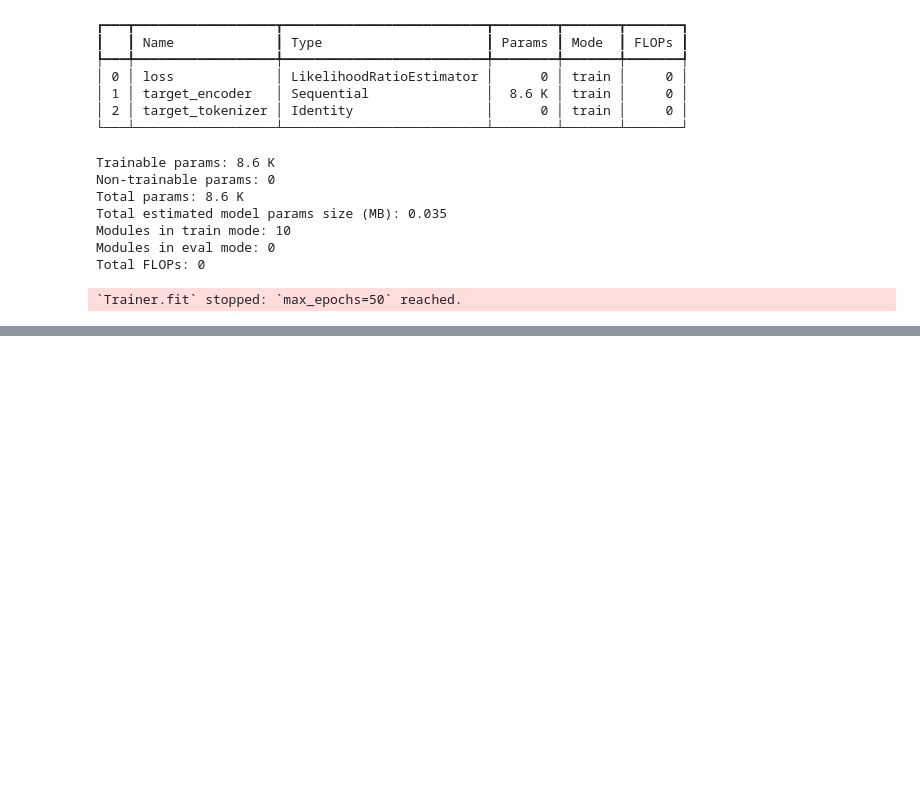
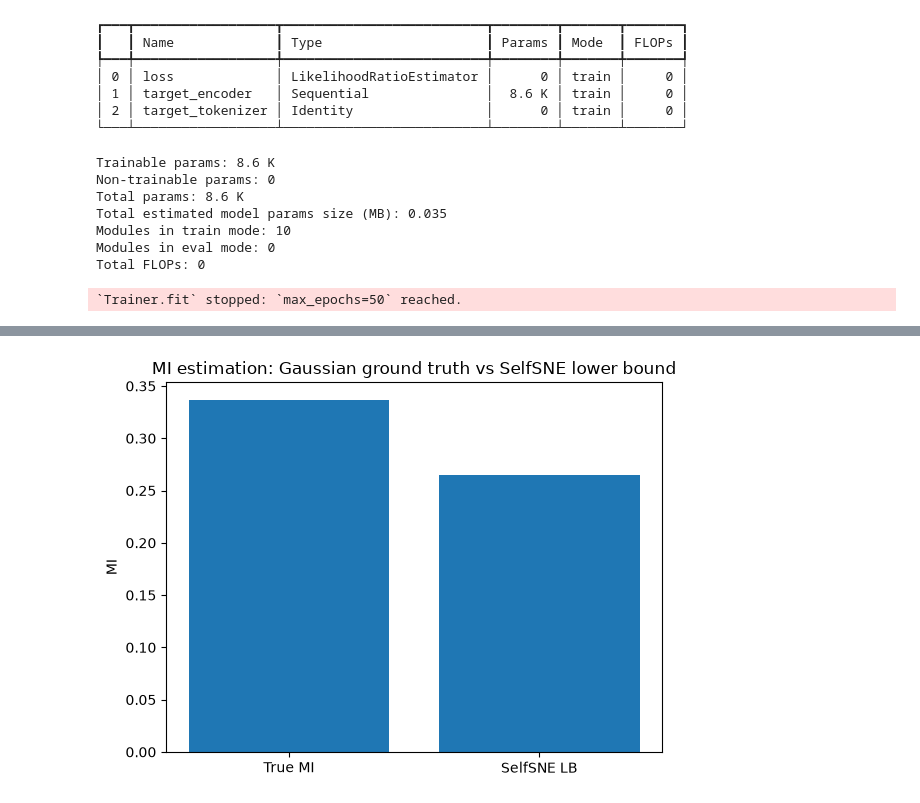
Before and after one commit to jgraving/selfsne, a Jupyter notebook: notebooks/basic_selfsne.ipynb, the cells around one changed output, grey strips where cells are left out. Saved outputs shown, nothing was run; the diff lists cells and outputs as text; code cells hidden in the pictures; blank space fills up the shorter version.

```diff
--- a/notebooks/basic_selfsne.ipynb
+++ b/notebooks/basic_selfsne.ipynb
@@ -181,10 +181,11 @@ Final trained KLD loss (attr - rep): {'loss': tensor(-0.3473), 'lr_scale': tenso
 True Gaussian MI: 0.3366722766318828
 # %%
 import matplotlib
-matplotlib.use("Agg")
 import matplotlib.pyplot as plt
 plt.figure()
 plt.bar(["True MI", "SelfSNE LB"], [true_mi, mi_lb_g])
 plt.ylabel("MI")
 plt.title("MI estimation: Gaussian ground truth vs SelfSNE lower bound")
 plt.show()
+# %% [output]
+[figure, added]
```
Also changed, not shown: parts of 7 cells of this notebook.
